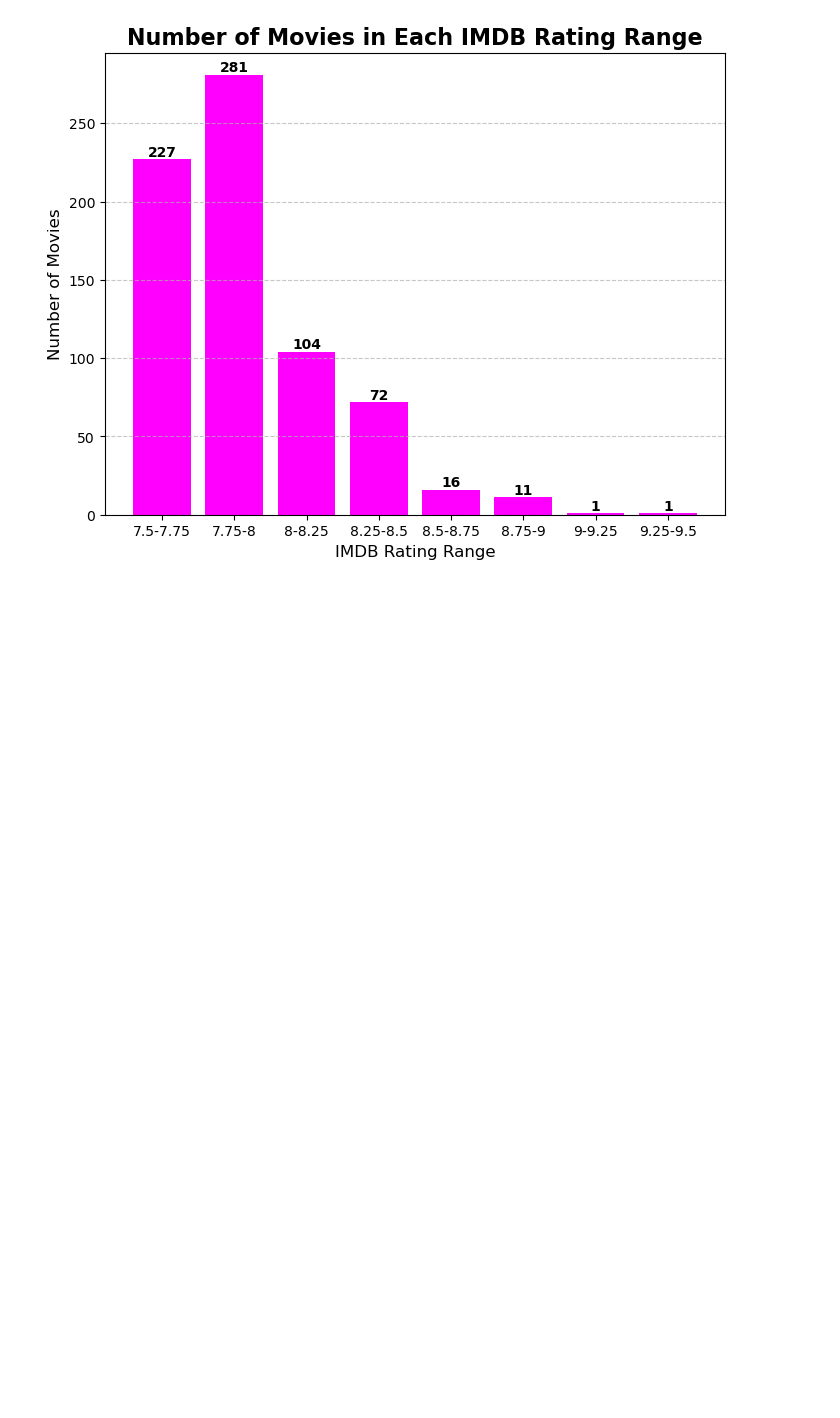
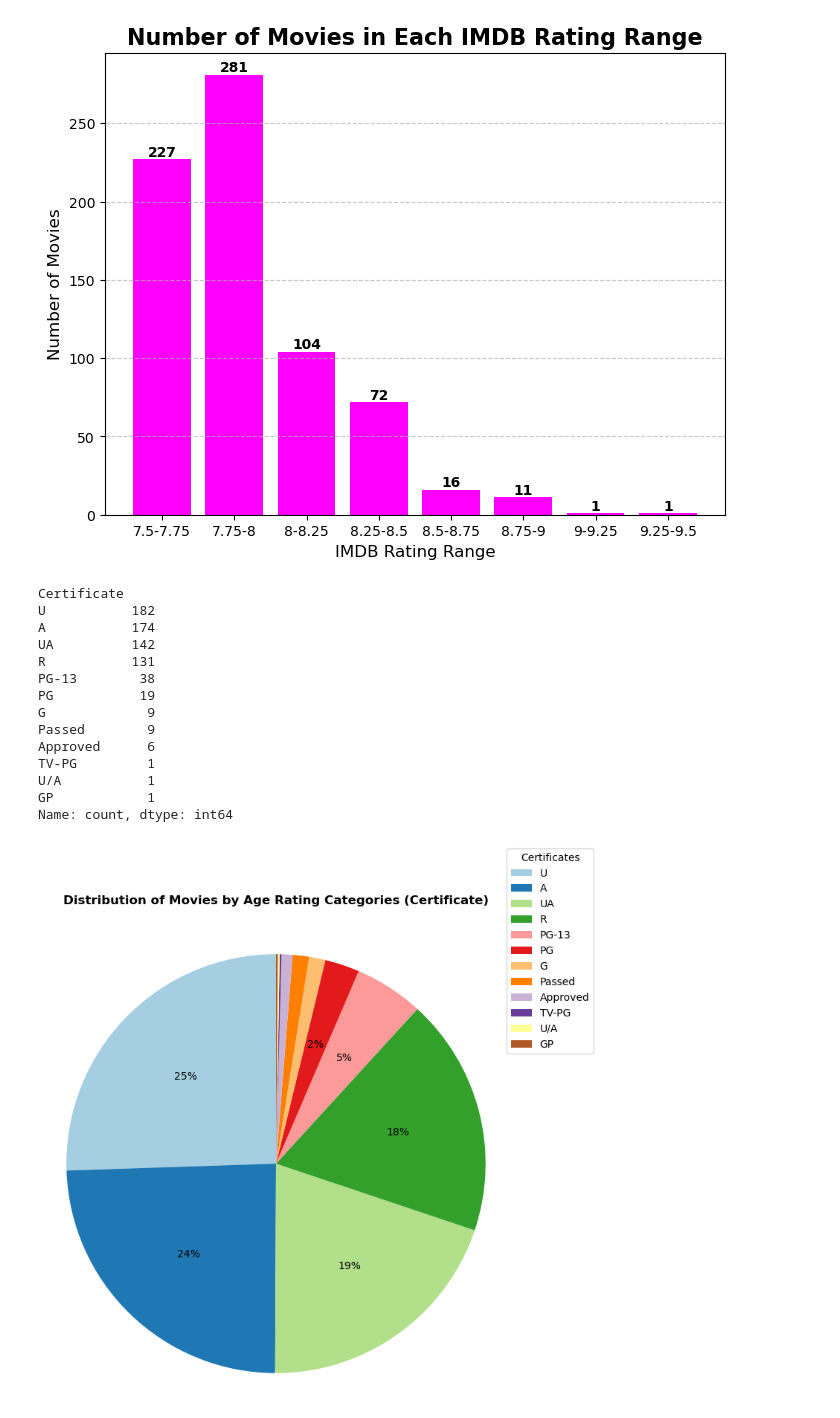
Before and after one commit to jagnajezierska/movies_data_analysis, a Jupyter notebook: main.ipynb, the cells around one changed output. Cells and saved outputs as stored; diff of their text form; code cells hidden in the pictures; blank space fills up the shorter version.

```diff
--- a/main.ipynb
+++ b/main.ipynb
@@ -132,6 +134,52 @@ Try using .loc[row_indexer,col_indexer] = value instead
 See the caveats in the documentation: https://pandas.pydata.org/pandas-docs/stable/user_guide/indexing.html#returning-a-view-versus-a-copy
   dataframe['Rating_Range'] = pd.cut(dataframe['IMDB_Rating'], bins=bins, labels=labels, include_lowest=True)
 [figure]
+# %%
+import matplotlib.pyplot as plt
+
+certs_count = dataframe['Certificate'].value_counts()
+
+print(certs_count)
+
+percents = certs_count / certs_count.sum() * 100
+
+def label(percent):
+    if percent > 2:
+        return str(int(percent)) + '%'
+    else:
+        return ""
+
+plt.figure(figsize=(8, 8))
+plt.pie(certs_count,
+        autopct=label,
+        startangle=90,
+        colors=plt.cm.Paired.colors)
+
+plt.title('Distribution of Movies by Age Rating Categories (Certificate)', fontsize=12, fontweight='bold', pad=30)
+
+plt.legend(certs_count.index,
+           title='Certificates',
+           loc='upper right',
+           bbox_to_anchor=(1.2, 1.2))
+
+plt.axis('equal')
+plt.show()
+# %% [output]
+Certificate
+U           182
+A           174
+UA          142
+R           131
+PG-13        38
+PG           19
+G             9
+Passed        9
+Approved      6
+TV-PG         1
+U/A           1
+GP            1
+Name: count, dtype: int64
+[figure, added]
 # %%
 #dataframe["Gross"] = pd.to_numeric(dataframe["Gross"], errors='coerce')
 #plt.plot(dataframe['Released_Year'], dataframe['Gross'])
```
Also changed, not shown: parts of 3 cells of this notebook, 1 other file.
